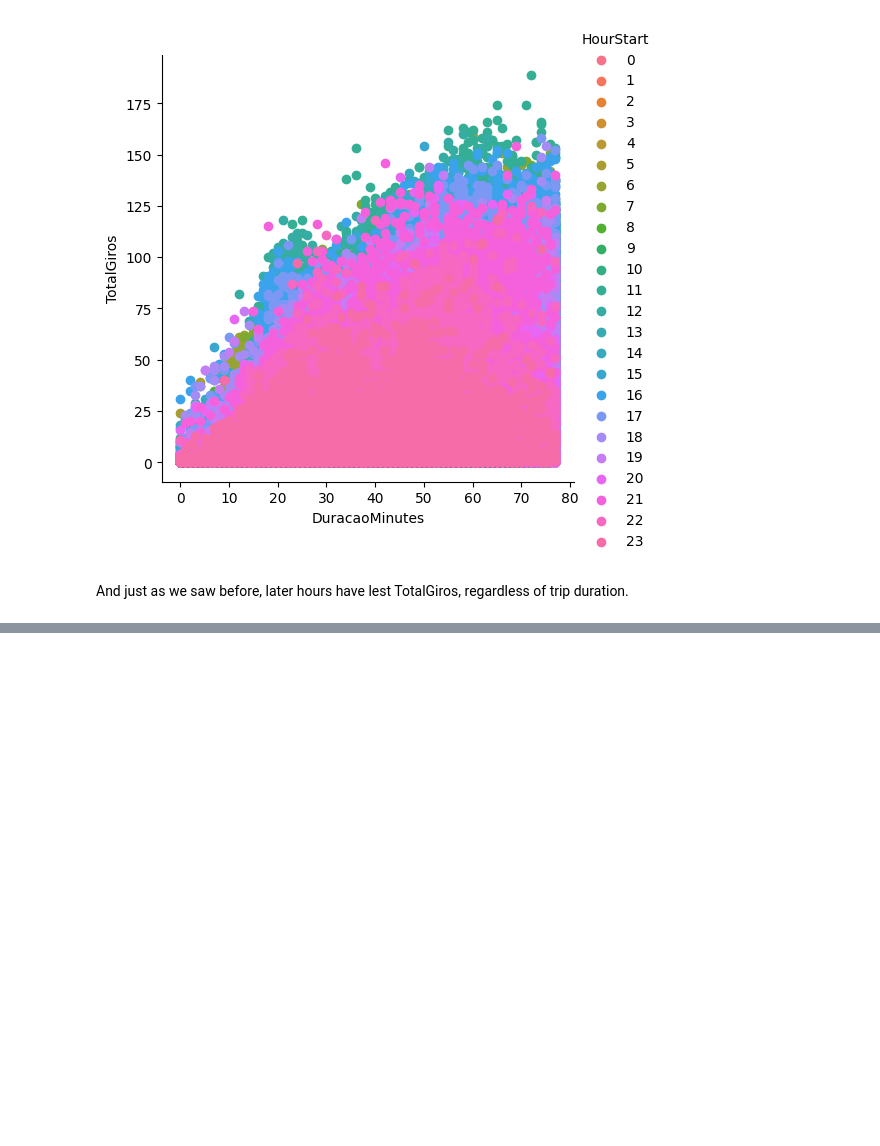
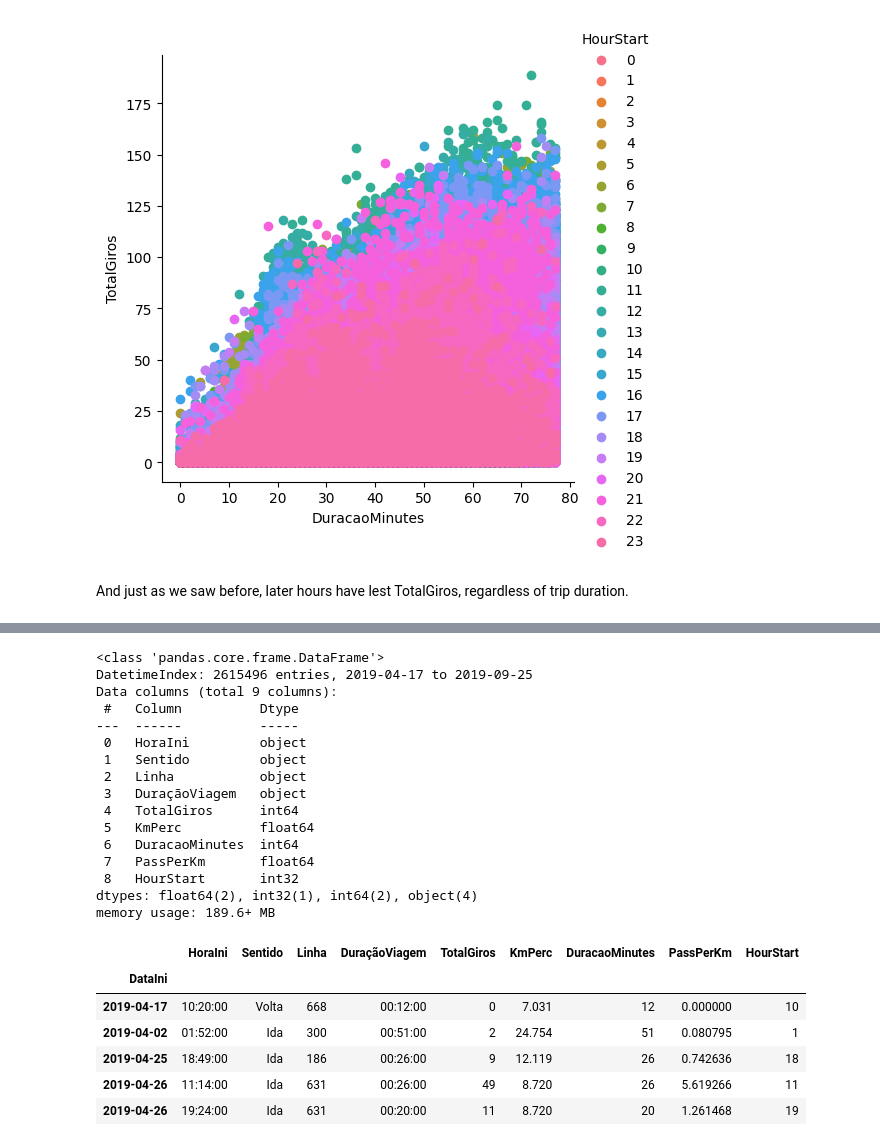
Before and after one commit to afego/ppgc-uff-machine-learning, a Jupyter notebook: florianopolis-bus/floripa-bus.ipynb, the cells around one changed output, grey strips where cells are left out. Cells and saved outputs as stored; diff of their text form; code cells hidden in the pictures; blank space fills up the shorter version.

```diff
--- a/florianopolis-bus/floripa-bus.ipynb
+++ b/florianopolis-bus/floripa-bus.ipynb
@@ -376,0 +453,29 @@ And just as we saw before, later hours have lest TotalGiros, regardless of trip
+# %%
+ts = df.set_index('DataIni')
+ts = ts.drop(['DataFim','HoraFim','NoVeículo','HourEnd','AvgSpeed'],axis=1)
+ts.info()
+ts.head()
+# %% [output]
+<class 'pandas.core.frame.DataFrame'>
+DatetimeIndex: 2615496 entries, 2019-04-17 to 2019-09-25
+Data columns (total 9 columns):
+ #   Column          Dtype
+---  ------          -----
+ 0   HoraIni         object
+ 1   Sentido         object
+ 2   Linha           object
+ 3   DuraçãoViagem   object
+ 4   TotalGiros      int64
+ 5   KmPerc          float64
+ 6   DuracaoMinutes  int64
+ 7   PassPerKm       float64
+ 8   HourStart       int32
+dtypes: float64(2), int32(1), int64(2), object(4)
+memory usage: 189.6+ MB
+|  | HoraIni | Sentido | Linha | DuraçãoViagem | TotalGiros | KmPerc | DuracaoMinutes | PassPerKm | HourStart |
+| DataIni |  |  |  |  |  |  |  |  |  |
+| 2019-04-17 | 10:20:00 | Volta | 668 | 00:12:00 | 0 | 7.031 | 12 | 0.000000 | 10 |
+| 2019-04-02 | 01:52:00 | Ida | 300 | 00:51:00 | 2 | 24.754 | 51 | 0.080795 | 1 |
+| 2019-04-25 | 18:49:00 | Ida | 186 | 00:26:00 | 9 | 12.119 | 26 | 0.742636 | 18 |
+| 2019-04-26 | 11:14:00 | Ida | 631 | 00:26:00 | 49 | 8.720 | 26 | 5.619266 | 11 |
+| 2019-04-26 | 19:24:00 | Ida | 631 | 00:20:00 | 11 | 8.720 | 20 | 1.261468 | 19 |
```
Also changed, not shown: parts of 14 cells of this notebook.
